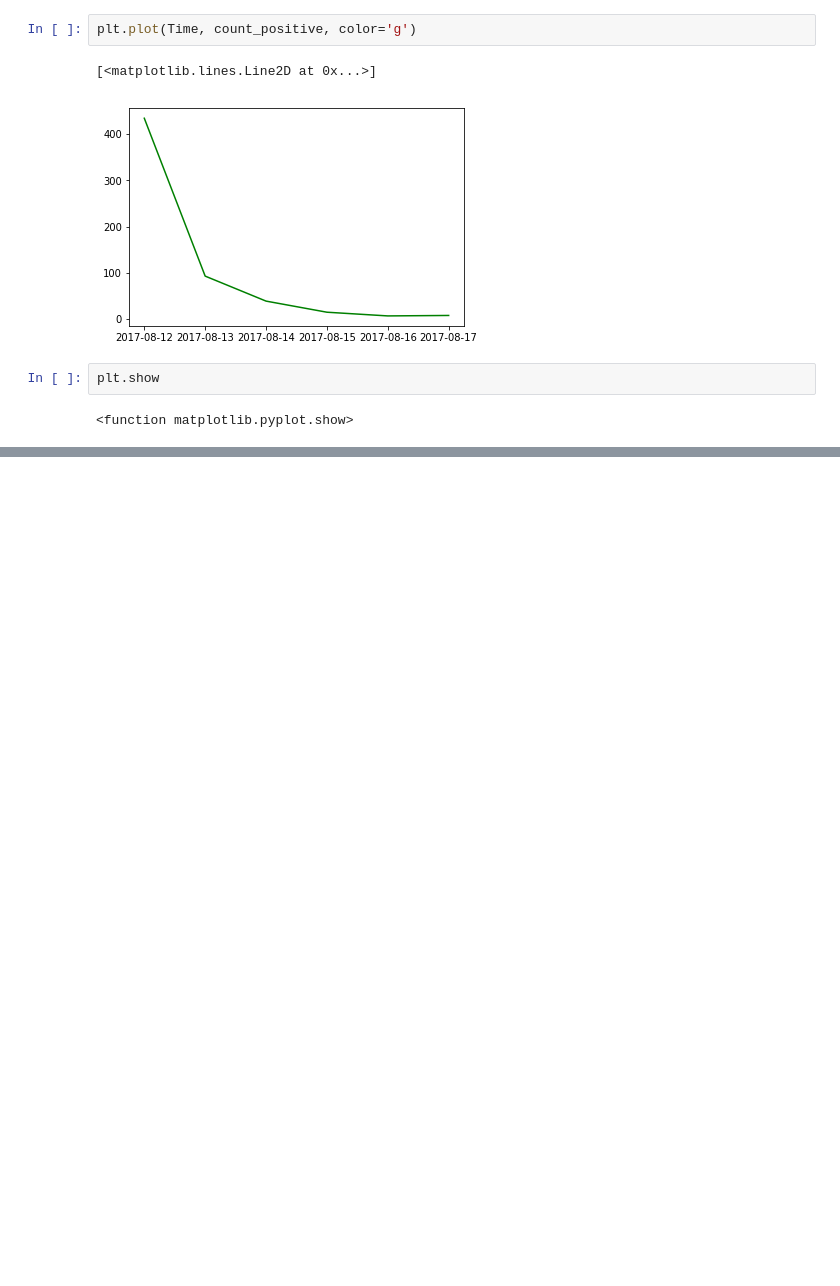
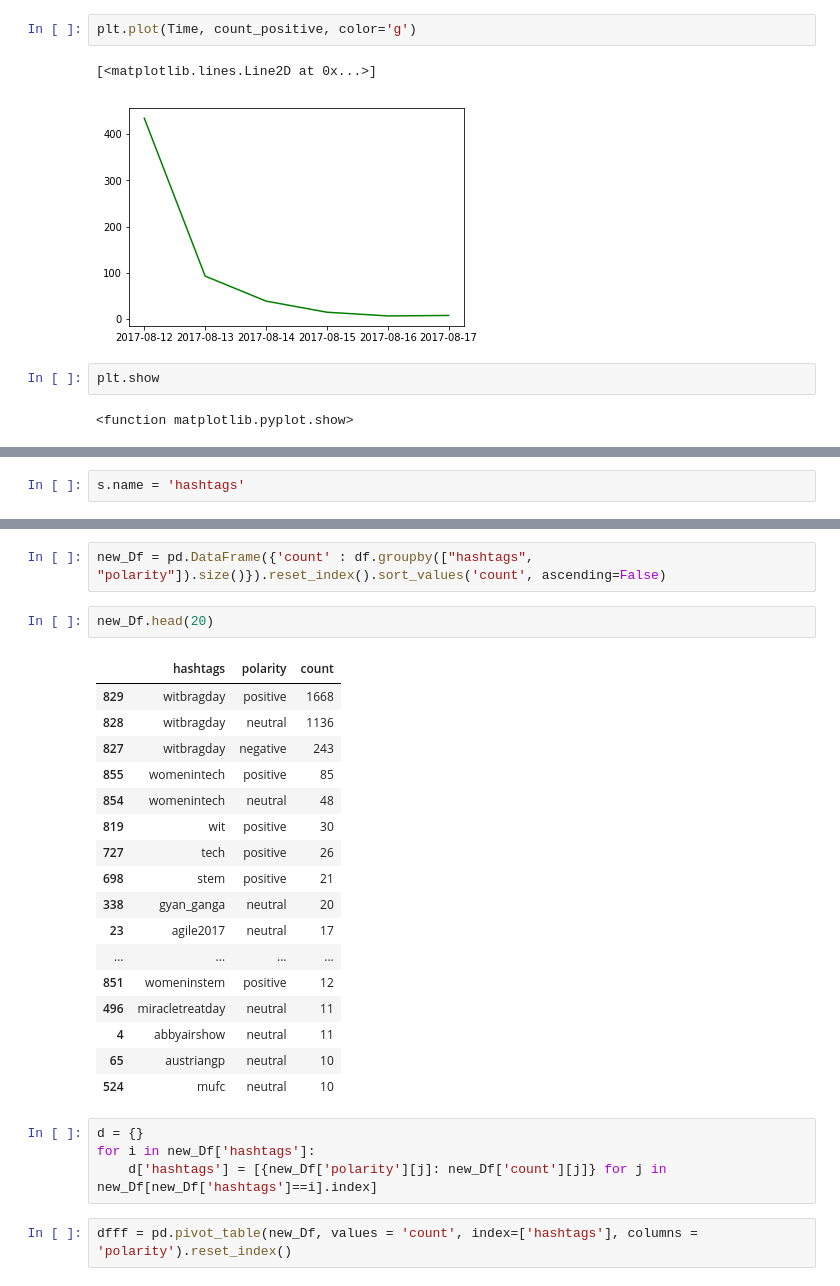
Before and after one commit to rupeshbasnet/twitter-data-vis, a Jupyter notebook: Twitter_Data_Extraction/Tweets_Preprocessing_Test.ipynb, the cells around one changed output, grey strips where cells are left out. Drawn from its saved outputs; the diff is of its cells as text; blank space fills up the shorter version.

```diff
--- a/Twitter_Data_Extraction/Tweets_Preprocessing_Test.ipynb
+++ b/Twitter_Data_Extraction/Tweets_Preprocessing_Test.ipynb
@@ -948,0 +951,2 @@ plt.show
+# %%
+s.name = 'hashtags'
@@ -948,0 +1005,28 @@ plt.show
+# %%
+new_Df = pd.DataFrame({'count' : df.groupby(["hashtags", "polarity"]).size()}).reset_index().sort_values('count', ascending=False)
+# %%
+new_Df.head(20)
+# %% [output]
+|  | hashtags | polarity | count |
+| 829 | witbragday | positive | 1668 |
+| 828 | witbragday | neutral | 1136 |
+| 827 | witbragday | negative | 243 |
+| 855 | womenintech | positive | 85 |
+| 854 | womenintech | neutral | 48 |
+| 819 | wit | positive | 30 |
+| 727 | tech | positive | 26 |
+| 698 | stem | positive | 21 |
+| 338 | gyan_ganga | neutral | 20 |
+| 23 | agile2017 | neutral | 17 |
+| ... | ... | ... | ... |
+| 851 | womeninstem | positive | 12 |
+| 496 | miracletreatday | neutral | 11 |
+| 4 | abbyairshow | neutral | 11 |
+| 65 | austriangp | neutral | 10 |
+| 524 | mufc | neutral | 10 |
+# %%
+d = {}
+for i in new_Df['hashtags']:
+    d['hashtags'] = [{new_Df['polarity'][j]: new_Df['count'][j]} for j in new_Df[new_Df['hashtags']==i].index]
+# %%
+dfff = pd.pivot_table(new_Df, values = 'count', index=['hashtags'], columns = 'polarity').reset_index()
```
Also changed, not shown: parts of 25 cells of this notebook, 2 other files.
